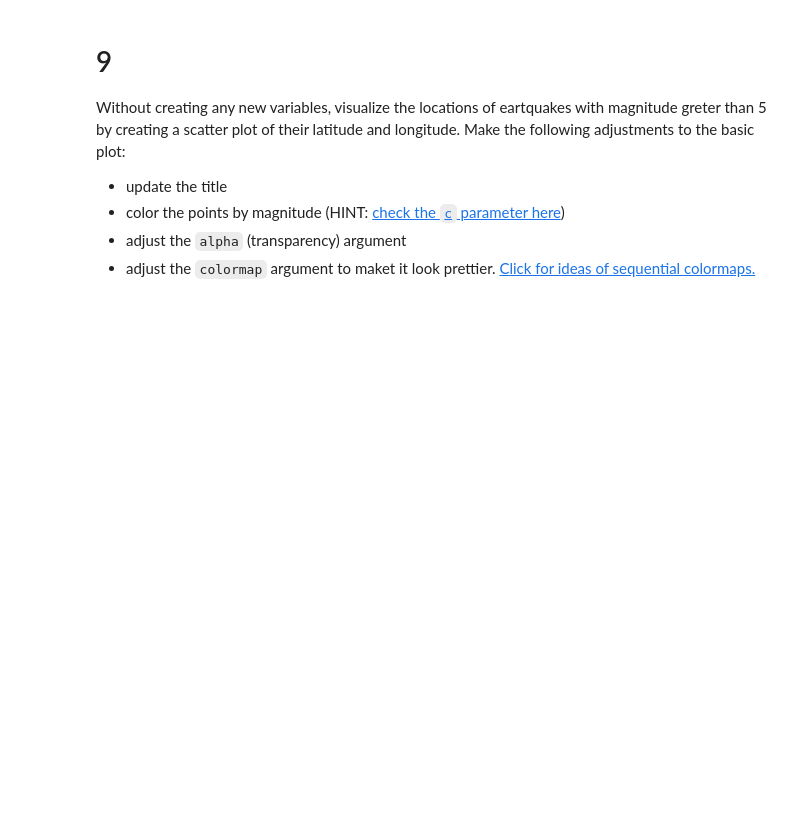
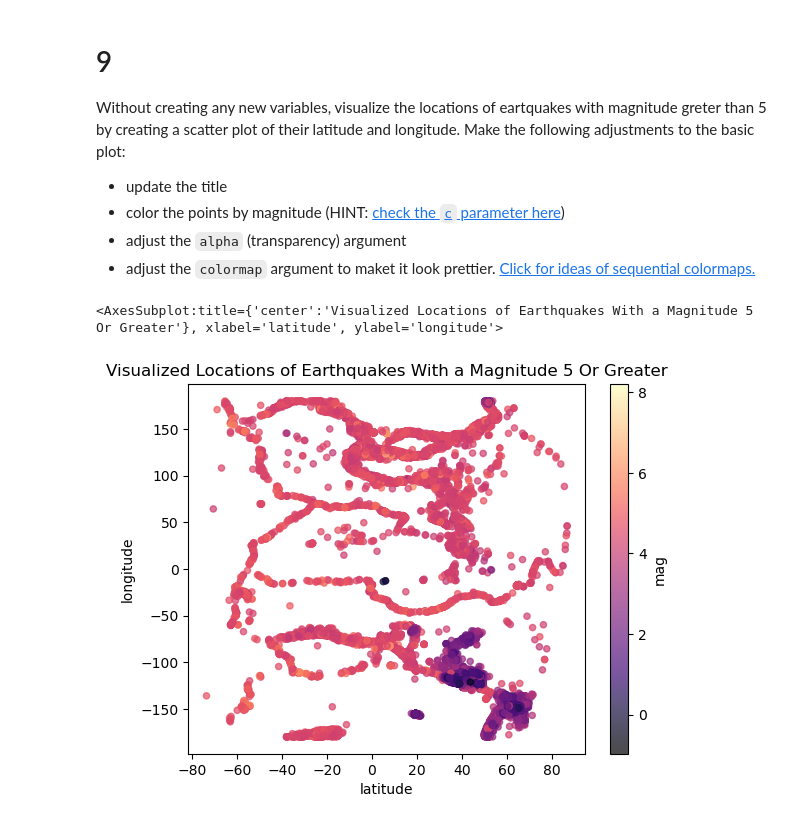
Before and after one commit to Aoverbye/eds220-hwk1, a Jupyter notebook: hwk1-task3-earthquakes.ipynb, the cells around one changed output. Saved outputs shown, nothing was run; the diff lists cells and outputs as text; code cells hidden in the pictures; blank space fills up the shorter version.

Commit message:
Created and finalized graphs

```diff
--- a/hwk1-task3-earthquakes.ipynb
+++ b/hwk1-task3-earthquakes.ipynb
@@ -265,5 +283,17 @@ Without creating any new variables, visualize the locations of eartquakes with m
 - color the points by magnitude (HINT: [check the `c` parameter here](https://pandas.pydata.org/pandas-docs/stable/reference/api/pandas.DataFrame.plot.scatter.html))
 - adjust the `alpha` (transparency) argument
 - adjust the `colormap` argument to maket it look prettier. [Click for ideas of sequential colormaps.](https://matplotlib.org/stable/users/explain/colors/colormaps.html)
+# %%
+# Create plot
+eqk.plot(kind = "scatter",
+         x = 'latitude',
+         y = 'longitude',
+         c = 'mag',
+         colormap = 'magma',
+         alpha = 0.7,
+         title = "Visualized Locations of Earthquakes With a Magnitude 5 Or Greater")
+# %% [output]
+<AxesSubplot:title={'center':'Visualized Locations of Earthquakes With a Magnitude 5 Or Greater'}, xlabel='latitude', ylabel='longitude'>
+[figure, added]
 # %% [markdown]
 <!-- END QUESTION -->
```
Also changed, not shown: parts of 3 cells of this notebook.
